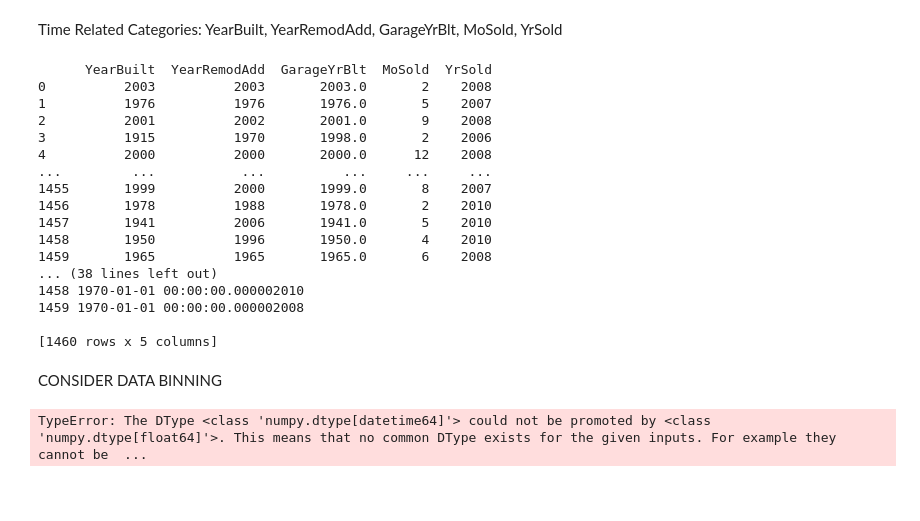
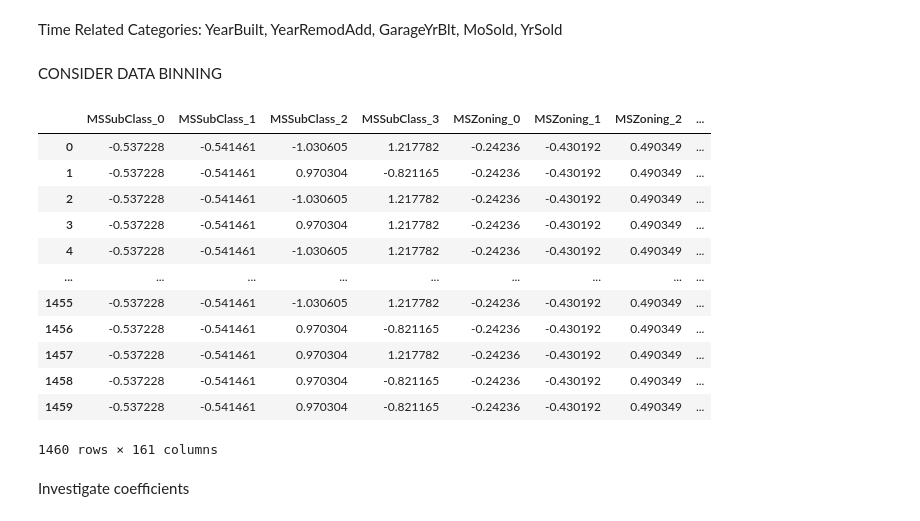
Before and after one commit to ThomasDODonnell/Housing-Predictions, a Jupyter notebook: housing_predictions.ipynb, the cells around one changed output. Saved outputs shown, nothing was run; the diff lists cells and outputs as text; code cells hidden in the pictures; blank space fills up the shorter version.

```diff
--- a/housing_predictions.ipynb
+++ b/housing_predictions.ipynb
@@ -209,49 +209,48 @@ numerical_categories = ["LotFrontage", "LotArea", "MasVnrArea", "BsmtFinSF2", "B
 Time Related Categories: YearBuilt, YearRemodAdd, GarageYrBlt, MoSold, YrSold
 # %%
 time_vars = ["YearBuilt", "YearRemodAdd", "GarageYrBlt", "MoSold", "YrSold"]
-print(tdata[time_vars])
+# print(tdata[time_vars])
 
-tdata['YearBuilt'] = pd.to_datetime(tdata['YearBuilt'])
-tdata['YearRemodAdd'] = pd.to_datetime(tdata['YearRemodAdd'])
-tdata['GarageYrBlt'] = pd.to_datetime(tdata['GarageYrBlt'])
-tdata['MoSold'] = pd.to_datetime(tdata['MoSold'])
-tdata['YrSold'] = pd.to_datetime(tdata['YrSold'])
+# tdata['YearBuilt'] = pd.to_datetime(tdata['YearBuilt'])
+# tdata['YearRemodAdd'] = pd.to_datetime(tdata['YearRemodAdd'])
+# tdata['GarageYrBlt'] = pd.to_datetime(tdata['GarageYrBlt'])
+# tdata['MoSold'] = pd.to_datetime(tdata['MoSold'])
+# tdata['YrSold'] = pd.to_datetime(tdata['YrSold'])
 
 
-mmscaler = MinMaxScaler(feature_range=(0, 1))
-mmscaler.fit_transform(tdata[time_vars])
+# mmscaler = MinMaxScaler(feature_range=(0, 1))
+# mmscaler.fit_transform(tdata[time_vars])
 
-print(tdata[time_vars])
+# print(tdata[time_vars])
-# %% [output]
-      YearBuilt  YearRemodAdd  GarageYrBlt  MoSold  YrSold
-0          2003          2003       2003.0       2    2008
-1          1976          1976       1976.0       5    2007
-2          2001          2002       2001.0       9    2008
-3          1915          1970       1998.0       2    2006
-4          2000          2000       2000.0      12    2008
-...         ...           ...          ...     ...     ...
-1455       1999          2000       1999.0       8    2007
-1456       1978          1988       1978.0       2    2010
-1457       1941          2006       1941.0       5    2010
-1458       1950          1996       1950.0       4    2010
-1459       1965          1965       1965.0       6    2008
-... (38 lines left out)
-1458 1970-01-01 00:00:00.000002010
-1459 1970-01-01 00:00:00.000002008
-
-[1460 rows x 5 columns]
 # %% [markdown]
 CONSIDER DATA BINNING
 # %%
 from sklearn.preprocessing import StandardScaler
 scaler = StandardScaler()
 
 # transform = ['MSSubClass','MSZoning','LotFrontage','LotArea','Street','Alley','LotShape','LandContour','Utilities','LotConfig','LandSlope','Neighborhood','Condition1','Condition2','BldgType','HouseStyle','OverallQual','OverallCond','YearBuilt','YearRemodAdd','RoofStyle','RoofMatl','Exterior1st','Exterior2nd','MasVnrType','MasVnrArea','ExterQual','ExterCond','Foundation','BsmtQual','BsmtCond','BsmtExposure','BsmtFinType1','BsmtFinSF1','BsmtFinType2','BsmtFinSF2','BsmtUnfSF','TotalBsmtSF','Heating','HeatingQC','CentralAir','Electrical','1stFlrSF','2ndFlrSF','LowQualFinSF','GrLivArea','BsmtFullBath','BsmtHalfBath','FullBath','HalfBath','BedroomAbvGr','KitchenAbvGr','KitchenQual','TotRmsAbvGrd','Functional','Fireplaces','FireplaceQu','GarageType','GarageYrBlt','GarageFinish','GarageCars','GarageArea','GarageQual','GarageCond','PavedDrive','WoodDeckSF','OpenPorchSF','EnclosedPorch','3SsnPorch','ScreenPorch','PoolArea','PoolQC','Fence','MiscFeature','MiscVal','MoSold','YrSold','SaleType','SaleCondition']
 # copy = tdata[['Id','MSSubClass','MSZoning','LotFrontage','LotArea','Street','Alley','LotShape','LandContour','Utilities','LotConfig','LandSlope','Neighborhood','Condition1','Condition2','BldgType','HouseStyle','OverallQual','OverallCond','YearBuilt','YearRemodAdd','RoofStyle','RoofMatl','Exterior1st','Exterior2nd','MasVnrType','MasVnrArea','ExterQual','ExterCond','Foundation','BsmtQual','BsmtCond','BsmtExposure','BsmtFinType1','BsmtFinSF1','BsmtFinType2','BsmtFinSF2','BsmtUnfSF','TotalBsmtSF','Heating','HeatingQC','CentralAir','Electrical','1stFlrSF','2ndFlrSF','LowQualFinSF','GrLivArea','BsmtFullBath','BsmtHalfBath','FullBath','HalfBath','BedroomAbvGr','KitchenAbvGr','KitchenQual','TotRmsAbvGrd','Functional','Fireplaces','FireplaceQu','GarageType','GarageYrBlt','GarageFinish','GarageCars','GarageArea','GarageQual','GarageCond','PavedDrive','WoodDeckSF','OpenPorchSF','EnclosedPorch','3SsnPorch','ScreenPorch','PoolArea','PoolQC','Fence','MiscFeature','MiscVal','MoSold','YrSold','SaleType','SaleCondition']].copy
 
 # copy = tdata.loc[:, tdata.columns != 'Id' or 'SalePrice']
 copy = tdata.copy()
 copy.drop(['Id', "SalePrice"],  axis=1, inplace=True)
-scaler.fit_transform(copy)
+finaldata = scaler.fit_transform(copy)
+scaled_features_df = pd.DataFrame(finaldata, index=copy.index, columns=copy.columns)
+variables = scaled_features_df.columns
+scaled_features_df.join(tdata["SalePrice"])
 # %% [output]
+|  | MSSubClass_0 | MSSubClass_1 | MSSubClass_2 | MSSubClass_3 | MSZoning_0 | MSZoning_1 | MSZoning_2 | ... |
+| 0 | -0.537228 | -0.541461 | -1.030605 | 1.217782 | -0.24236 | -0.430192 | 0.490349 | ... |
+| 1 | -0.537228 | -0.541461 | 0.970304 | -0.821165 | -0.24236 | -0.430192 | 0.490349 | ... |
+| 2 | -0.537228 | -0.541461 | -1.030605 | 1.217782 | -0.24236 | -0.430192 | 0.490349 | ... |
+| 3 | -0.537228 | -0.541461 | 0.970304 | 1.217782 | -0.24236 | -0.430192 | 0.490349 | ... |
+| 4 | -0.537228 | -0.541461 | -1.030605 | 1.217782 | -0.24236 | -0.430192 | 0.490349 | ... |
+| ... | ... | ... | ... | ... | ... | ... | ... | ... |
+| 1455 | -0.537228 | -0.541461 | -1.030605 | 1.217782 | -0.24236 | -0.430192 | 0.490349 | ... |
+| 1456 | -0.537228 | -0.541461 | 0.970304 | -0.821165 | -0.24236 | -0.430192 | 0.490349 | ... |
+| 1457 | -0.537228 | -0.541461 | 0.970304 | 1.217782 | -0.24236 | -0.430192 | 0.490349 | ... |
+| 1458 | -0.537228 | -0.541461 | 0.970304 | -0.821165 | -0.24236 | -0.430192 | 0.490349 | ... |
+| 1459 | -0.537228 | -0.541461 | 0.970304 | -0.821165 | -0.24236 | -0.430192 | 0.490349 | ... |
-TypeError: The DType <class 'numpy.dtype[datetime64]'> could not be promoted by <class 'numpy.dtype[float64]'>. This means that no common DType exists for the given inputs. For example they cannot be  ...
+1460 rows × 161 columns
+# %% [markdown]
+Investigate coefficients
```
Also changed, not shown: parts of 4 cells of this notebook.
